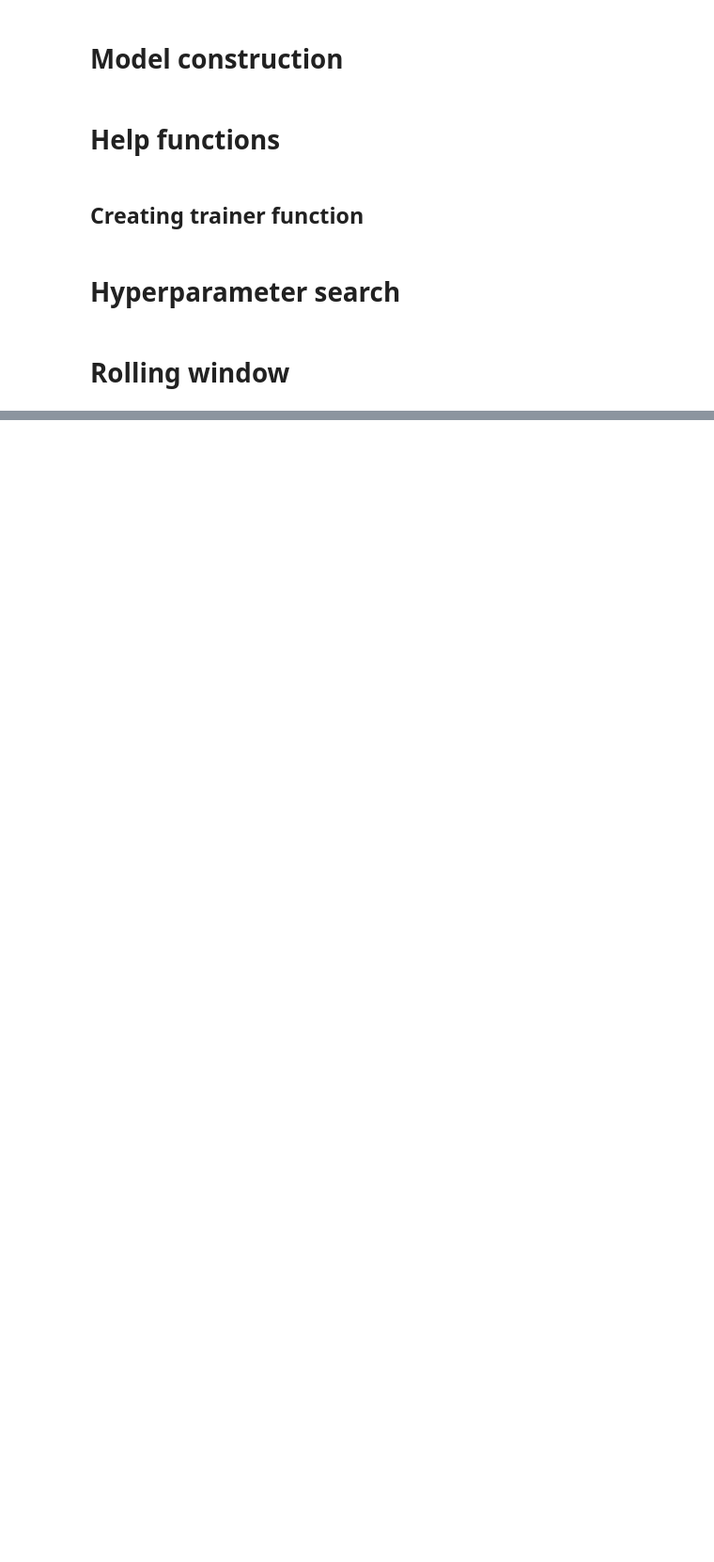
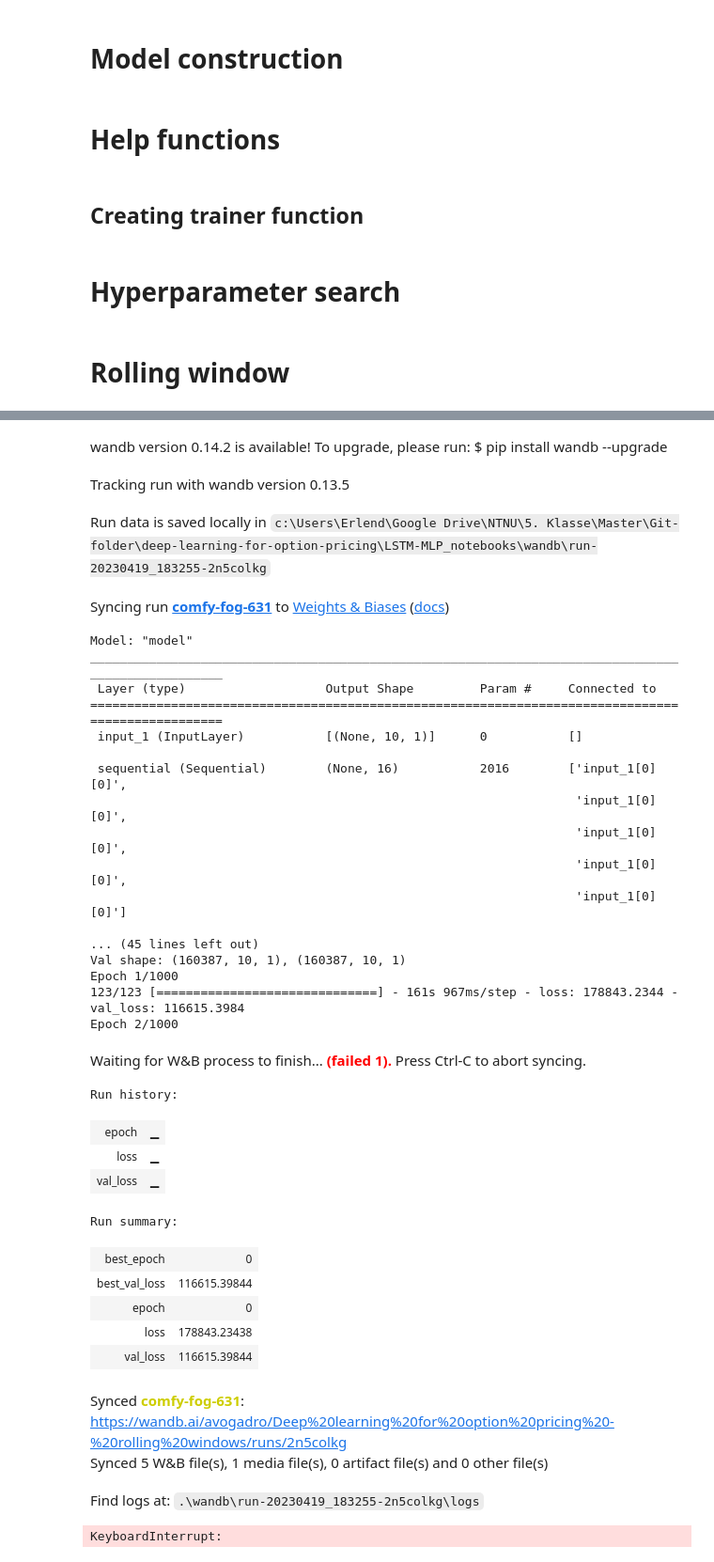
Before and after one commit to erlend-rygg/deep-learning-for-option-pricing, a Jupyter notebook: LSTM-MLP_notebooks/LSTM-MLP.ipynb, the cells around one changed output, grey strips where cells are left out. Shown at 94% size. Drawn from its saved outputs; the diff is of its cells as text; code cells hidden in the pictures; blank space fills up the shorter version.

```diff
--- a/LSTM-MLP_notebooks/LSTM-MLP.ipynb
+++ b/LSTM-MLP_notebooks/LSTM-MLP.ipynb
@@ -10,9 +16,10 @@
 # %%
 previous_loading = False
-google_colab = True
+google_colab = False
 moneyness = False
-lags = 10
+lags = 30
 hyperparameter_search = False
+training_size = 500000
 # %%
 if google_colab == True:
   from google.colab import drive
@@ -125,11 +153,11 @@ def create_rw_dataset(window_number = 0, df = None):
     '''Creates dataset for a single rolling window period offsett by the window number'''
 
     # Create train, validation and test set split points
-    test_weeks = 2
-    train_start = datetime(2017,7,15) + relativedelta(weeks=window_number * test_weeks)
-    val_start = train_start + relativedelta(months=5)
-    test_start = val_start + relativedelta(weeks=1)
-    test_end = test_start + relativedelta(weeks=test_weeks)
+    test_months = 1
+    train_start = datetime(2015,1,1) + relativedelta(months=window_number * test_months)
+    val_start = train_start + relativedelta(months=7*12)
+    test_start = val_start + relativedelta(months=1)
+    test_end = test_start + relativedelta(months=test_months)
     train_start = str(train_start.date())
     val_start = str(val_start.date())
     test_start = str(test_start.date())
@@ -185,10 +213,10 @@ def create_rw_dataset(window_number = 0, df = None):
     # Shuffle training set
     np.random.seed(0)
     shuffle = np.random.permutation(len(train_x[0]))
-    train_x = [train_x[0][shuffle], train_x[1][shuffle]]
-    train_y = train_y[shuffle]
+    train_x = [train_x[0][shuffle][:training_size], train_x[1][shuffle][:training_size]]
+    train_y = train_y[shuffle][:training_size]
     if moneyness:
-        train_strike = train_strike[shuffle]
+        train_strike = train_strike[shuffle][:training_size]
 
     # Reshape data to fit LSTM
     train_x = [train_x[0].reshape(len(train_x[0]), max_timesteps, 1), train_x[1]]
@@ -431,10 +468,10 @@ num_windows = 12 #84
 config = {
     'LSTM_units': 4,
     'Interface_units': 16,
-    'MLP_units': 600,
+    'MLP_units': 400,
     'LSTM_timesteps': lags,
     'LSTM_layers': 6,
-    'MLP_layers': 7,
+    'MLP_layers': 5,
     'Bn_momentum': 0.7,
     'Lr': 0.005,
     'Lr_decay': 0.82,
@@ -498,3 +535,4 @@ else:
   path = '/content/drive/MyDrive/01. Masters Thesis - Shared/06. Predictions/10'
   with open(path, 'w', encoding = 'utf-8-sig') as f:
     df_test_combined.to_csv(f)
+# %% [output]
@@ -500,0 +551,36 @@ else:
+wandb version 0.14.2 is available! To upgrade, please run: $ pip install wandb --upgrade
+Tracking run with wandb version 0.13.5
+Run data is saved locally in c:\Users\Erlend\Google Drive\NTNU\5. Klasse\Master\Git-folder\deep-learning-for-option-pricing\LSTM-MLP_notebooks\wandb\run-20230419_183255-2n5colkg
+Syncing run comfy-fog-631 to Weights & Biases (docs)
+Model: "model"
+__________________________________________________________________________________________________
+ Layer (type)                   Output Shape         Param #     Connected to
+==================================================================================================
+ input_1 (InputLayer)           [(None, 10, 1)]      0           []
+
+ sequential (Sequential)        (None, 16)           2016        ['input_1[0][0]',
+                                                                  'input_1[0][0]',
+                                                                  'input_1[0][0]',
+                                                                  'input_1[0][0]',
+                                                                  'input_1[0][0]']
+
+... (45 lines left out)
+Val shape: (160387, 10, 1), (160387, 10, 1)
+Epoch 1/1000
+123/123 [==============================] - 161s 967ms/step - loss: 178843.2344 - val_loss: 116615.3984
+Epoch 2/1000
+Waiting for W&B process to finish... (failed 1). Press Ctrl-C to abort syncing.
+Run history:
+| epoch | ▁ |
+| loss | ▁ |
+| val_loss | ▁ |
+Run summary:
+| best_epoch | 0 |
+| best_val_loss | 116615.39844 |
+| epoch | 0 |
+| loss | 178843.23438 |
+| val_loss | 116615.39844 |
+Synced comfy-fog-631: https://wandb.ai/avogadro/Deep%20learning%20for%20option%20pricing%20-%20rolling%20windows/runs/2n5colkg
+Synced 5 W&B file(s), 1 media file(s), 0 artifact file(s) and 0 other file(s)
+Find logs at: .\wandb\run-20230419_183255-2n5colkg\logs
+KeyboardInterrupt:
```
Also changed, not shown: parts of 6 cells of this notebook, 1 other file.
